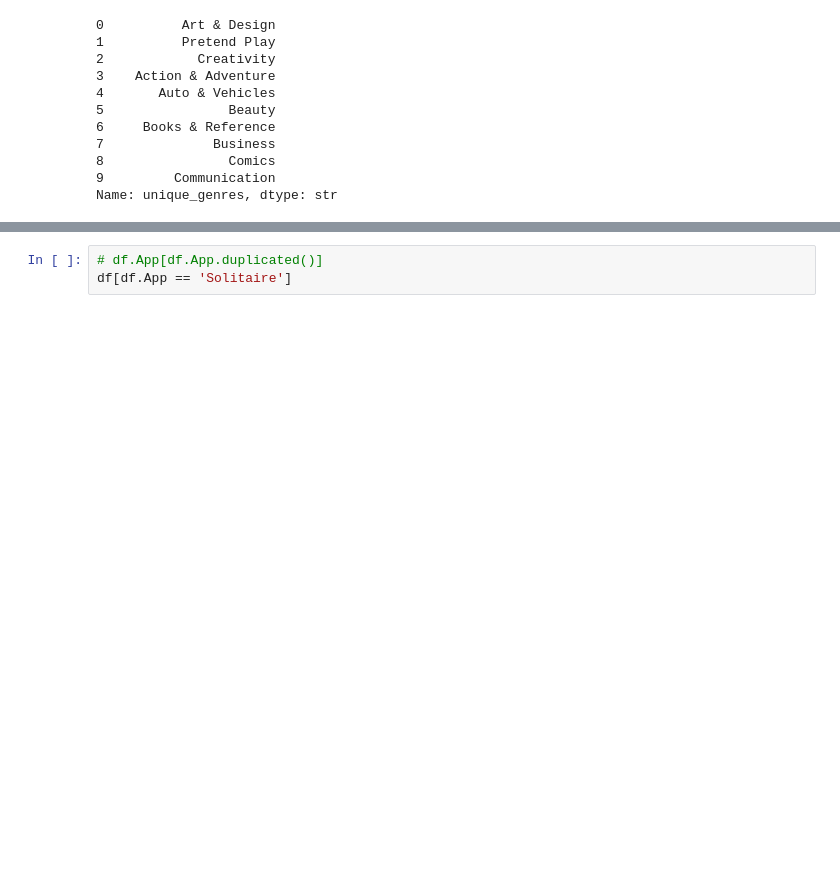
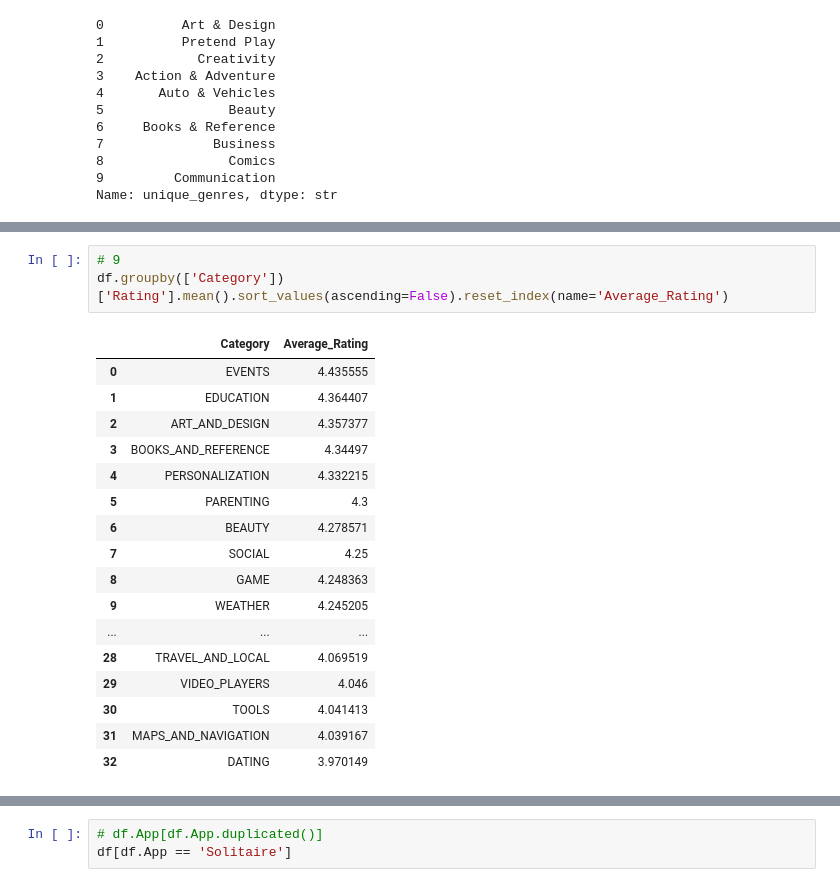
Before and after one commit to GauravSoni24/Portfolio_Apps_2026_27, a Jupyter notebook: analysis_102.ipynb, the cells around one changed output, grey strips where cells are left out. Cells and saved outputs as stored; diff of their text form; blank space fills up the shorter version.

```diff
--- a/analysis_102.ipynb
+++ b/analysis_102.ipynb
@@ -420,0 +447,21 @@ df.loc[:, ['App', 'Reviews']].nlargest(10, columns=['Reviews']).drop_duplicates(
+# %%
+# 9
+df.groupby(['Category'])['Rating'].mean().sort_values(ascending=False).reset_index(name='Average_Rating')
+# %% [output]
+|  | Category | Average_Rating |
+| 0 | EVENTS | 4.435555 |
+| 1 | EDUCATION | 4.364407 |
+| 2 | ART_AND_DESIGN | 4.357377 |
+| 3 | BOOKS_AND_REFERENCE | 4.34497 |
+| 4 | PERSONALIZATION | 4.332215 |
+| 5 | PARENTING | 4.3 |
+| 6 | BEAUTY | 4.278571 |
+| 7 | SOCIAL | 4.25 |
+| 8 | GAME | 4.248363 |
+| 9 | WEATHER | 4.245205 |
+| ... | ... | ... |
+| 28 | TRAVEL_AND_LOCAL | 4.069519 |
+| 29 | VIDEO_PLAYERS | 4.046 |
+| 30 | TOOLS | 4.041413 |
+| 31 | MAPS_AND_NAVIGATION | 4.039167 |
+| 32 | DATING | 3.970149 |
```
Also changed, not shown: parts of 7 cells of this notebook.
